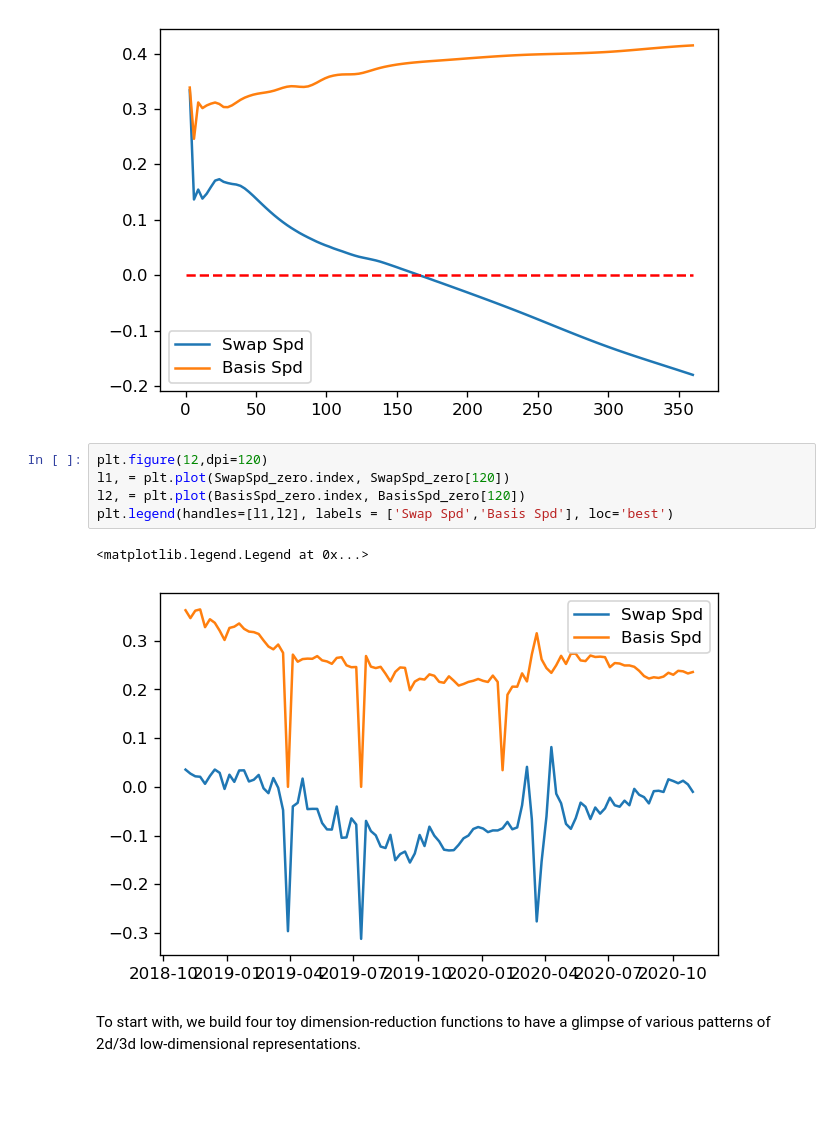
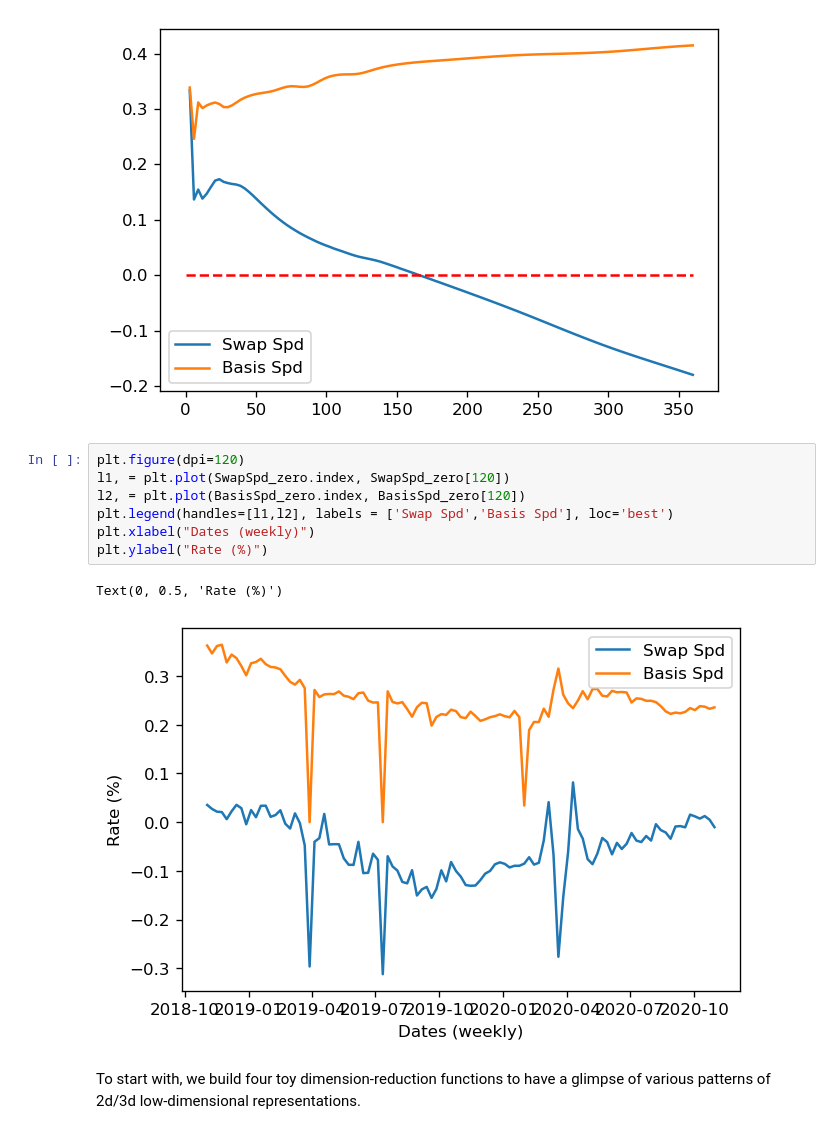
Before and after one commit to DarseZ/CurveFrcst-Using-ManifoldLrn, a Jupyter notebook: DmnsRdct_StateFrcst.ipynb, the cells around one changed output. Saved outputs shown, nothing was run; the diff lists cells and outputs as text; blank space fills up the shorter version.

```diff
--- a/DmnsRdct_StateFrcst.ipynb
+++ b/DmnsRdct_StateFrcst.ipynb
@@ -88,13 +102,15 @@ plt.legend(handles=[l1,l2], labels = ['Swap Spd','Basis Spd'], loc='best')
 <matplotlib.legend.Legend at 0x...>
 [figure]
 # %%
-plt.figure(12,dpi=120)
+plt.figure(dpi=120)
 l1, = plt.plot(SwapSpd_zero.index, SwapSpd_zero[120])
 l2, = plt.plot(BasisSpd_zero.index, BasisSpd_zero[120])
 plt.legend(handles=[l1,l2], labels = ['Swap Spd','Basis Spd'], loc='best')
+plt.xlabel("Dates (weekly)")
+plt.ylabel("Rate (%)")
 # %% [output]
-<matplotlib.legend.Legend at 0x...>
+Text(0, 0.5, 'Rate (%)')
-[figure, old version]
+[figure, new version]
 # %% [markdown]
 To start with, we build four toy dimension-reduction functions to have a glimpse of various patterns of 2d/3d low-dimensional representations.
 # %% [markdown]
```
Also changed, not shown: parts of 29 cells of this notebook, 2 other files.
